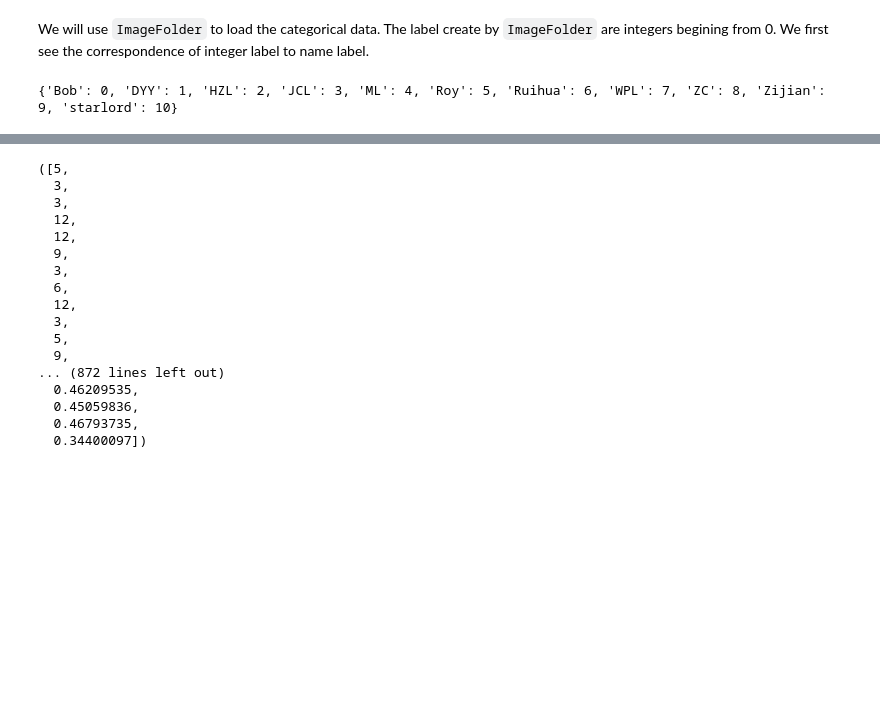
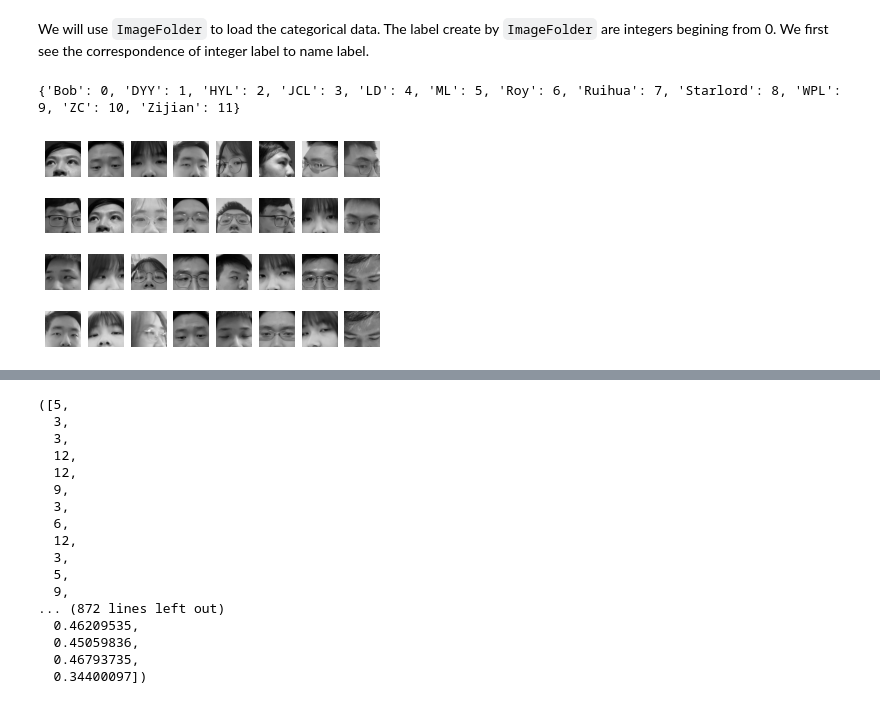
Before and after one commit to CZhao97/Facial-Identity-Recognition-With-Masks, a Jupyter notebook: model/Project_Face_detection_ensembled_newest_local.ipynb, the cells around one changed output, grey strips where cells are left out. Cells and saved outputs as stored; diff of their text form; code cells hidden in the pictures; blank space fills up the shorter version.

```diff
--- a/model/Project_Face_detection_ensembled_newest_local.ipynb
+++ b/model/Project_Face_detection_ensembled_newest_local.ipynb
@@ -152,12 +152,13 @@ We will use `ImageFolder` to load the categorical data. The label create by `Ima
 dataset_path = 'E:/Codes/1517Project/Dataset/FacialDataset/ImageDataset/'
 
 transform = transforms.Compose([transforms.Resize((224, 224)),  # (224, 224)
-                                    transforms.RandomHorizontalFlip(),  # flip images
+                                    # transforms.RandomHorizontalFlip(),  # flip images
                                     transforms.ToTensor(),
                                     transforms.Normalize(mean=[0.5, 0.5, 0.5], std=[0.5, 0.5, 0.5]),])
-print(datasets.ImageFolder(root=dataset_path, transform=transform).class_to_idx)
+data = datasets.ImageFolder(root=dataset_path, transform=transform)
+print(data.class_to_idx)
 # %% [output]
-{'Bob': 0, 'DYY': 1, 'HZL': 2, 'JCL': 3, 'ML': 4, 'Roy': 5, 'Ruihua': 6, 'WPL': 7, 'ZC': 8, 'Zijian': 9, 'starlord': 10}
+{'Bob': 0, 'DYY': 1, 'HYL': 2, 'JCL': 3, 'LD': 4, 'ML': 5, 'Roy': 6, 'Ruihua': 7, 'Starlord': 8, 'WPL': 9, 'ZC': 10, 'Zijian': 11}
 # %%
 def split_data(dataset_path, batch_size=64):
 
@@ -185,6 +186,26 @@ def split_data(dataset_path, batch_size=64):
                   torch.utils.data.DataLoader(training_dataset, batch_size=batch_size, sampler=val_sampler)
 
     return train_loader, val_loader
+# %%
+train_loader, val_loader = split_data(dataset_path, batch_size = 32)
+
+k = 0
+for images, labels in train_loader:
+    # since batch_size = 1, there is only 1 image in `images`
+    image = images[0]
+    # place the colour channel at the end, instead of at the beginning
+    img = np.transpose(image, [1, 2, 0])
+    # normalize pixel intensity values to [0, 1]
+    img = img / 2 + 0.5
+    plt.subplot(4, 8, k+1)
+    plt.axis('off')
+    plt.imshow(img)
+    k += 1
+    if k > 31:
+        plt.show()
+        break
+# %% [output]
+[figure, added]
 # %%
 class AlexNetModel(nn.Module):
 
```
Also changed, not shown: parts of 5 cells of this notebook.
